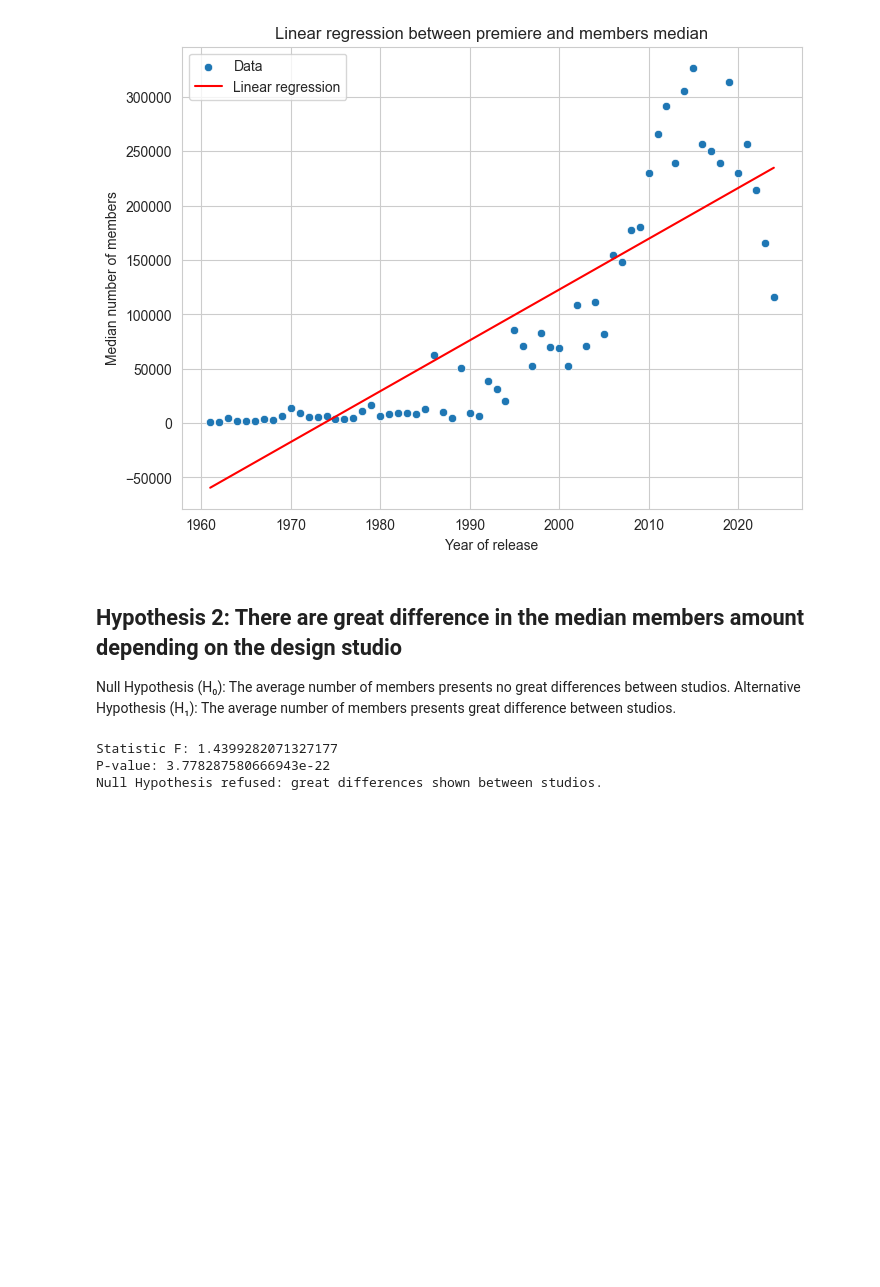
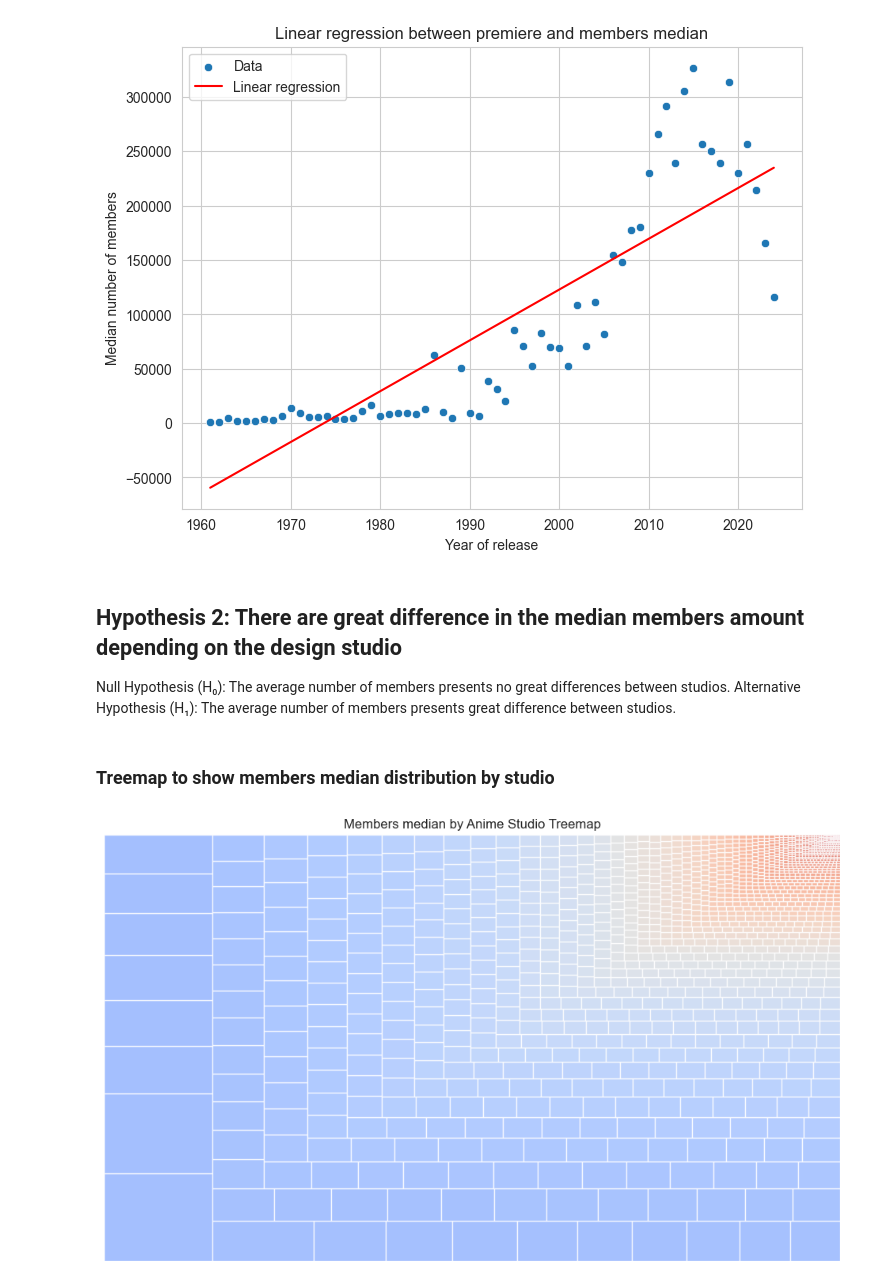
Before and after one commit to Yael-Parra/Manga-Metrics-Visualizing-Anime-Data, a Jupyter notebook: statistical_hypothesis.ipynb, the cells around one changed output. Drawn from its saved outputs; the diff is of its cells as text; code cells hidden in the pictures; blank space fills up the shorter version.

Commit message:
feat(hypothesis): add texts, add shapiro wilk test, Hypothesis2-Studio members

```diff
--- a/statistical_hypothesis.ipynb
+++ b/statistical_hypothesis.ipynb
@@ -159,22 +161,29 @@ plt.show()
 
 Null Hypothesis (H₀): The average number of members presents no great differences between studios.
 Alternative Hypothesis (H₁): The average number of members presents great difference between studios.
-# %%
-groups = [group['members'].values for name, group in df.groupby('studios')]
-
-# Run ANOVA Test
-f_stat, p_value = stats.f_oneway(*groups)
-
-# Mostrar los resultados
-print(f"Statistic F: {f_stat}")
-print(f"P-value: {p_value}")
-
-# Interpretación
-if p_value < 0.05:
-    print("Null Hypothesis refused: great differences shown between studios.")
-else:
-    print("Null Hypothesis NOT refused: great differences NOT shown between studios.")
-# %% [output]
-Statistic F: 1.4399282071327177
-P-value: 3.778287580666943e-22
-Null Hypothesis refused: great differences shown between studios.
+# %% [markdown]
+### Treemap to show members median distribution by studio
+# %%
+
+
+studio_members_mean = {name: group['members'].mean() for name, group in df.groupby('studios')}
+
+studio_members_mean = dict(sorted(studio_members_mean.items(), key=lambda x: x[1], reverse=True))
+
+# Get studio names a and values
+studios = list(studio_members_mean.keys())
+members_avg = list(studio_members_mean.values())
+
+# Create  treemap
+plt.figure(figsize=(12, 7))
+colors = plt.cm.coolwarm(np.linspace(0.25, 1, len(studios)))  # Colores según la media de 'members'
+squarify.plot(sizes=members_avg, color=colors, alpha=0.8)
+
+# Visual enhance
+plt.title("Members median by Anime Studio Treemap")
+plt.axis('off')  # Ocultar ejes
+
+# Show chart
+plt.show()
+# %% [output]
+[figure, added]
```
Also changed, not shown: parts of 2 cells of this notebook.
